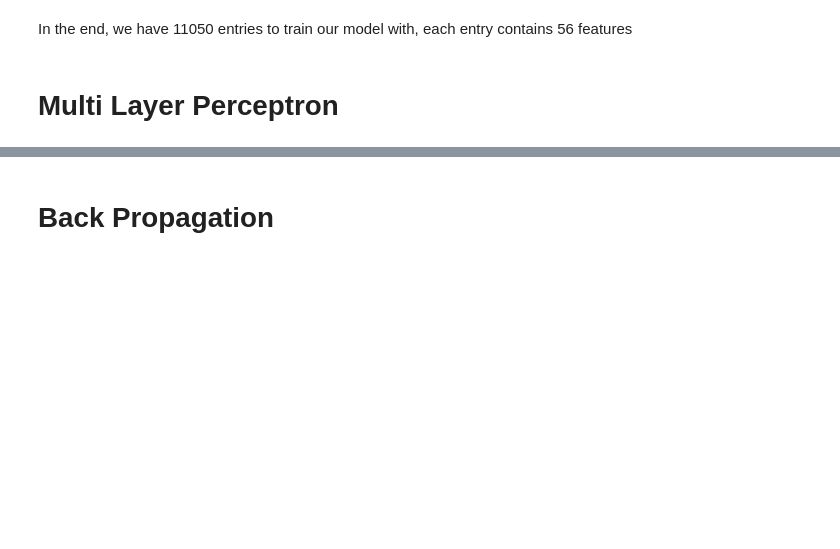
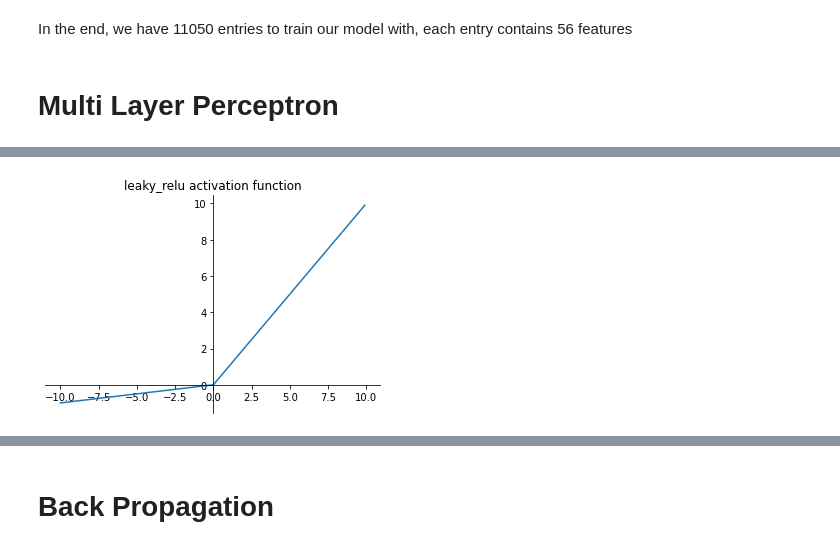
Before and after one commit to gimseng/99-ML-Learning-Projects, a Jupyter notebook: 011/solution/mlp_from_scratch.ipynb, the cells around one changed output, grey strips where cells are left out. Saved outputs shown, nothing was run; the diff lists cells and outputs as text; code cells hidden in the pictures; blank space fills up the shorter version.

```diff
--- a/011/solution/mlp_from_scratch.ipynb
+++ b/011/solution/mlp_from_scratch.ipynb
@@ -283,0 +336,8 @@ h = \Phi \left( \sum_{i=1}^{56}x_i w_i \right)
+# %%
+def leaky_relu(x):
+  alpha = 0.1
+  return np.where(x > 0, x, x * alpha)
+
+visualize(leaky_relu)
+# %% [output]
+[figure, added]
```
Also changed, not shown: parts of 17 cells of this notebook.
